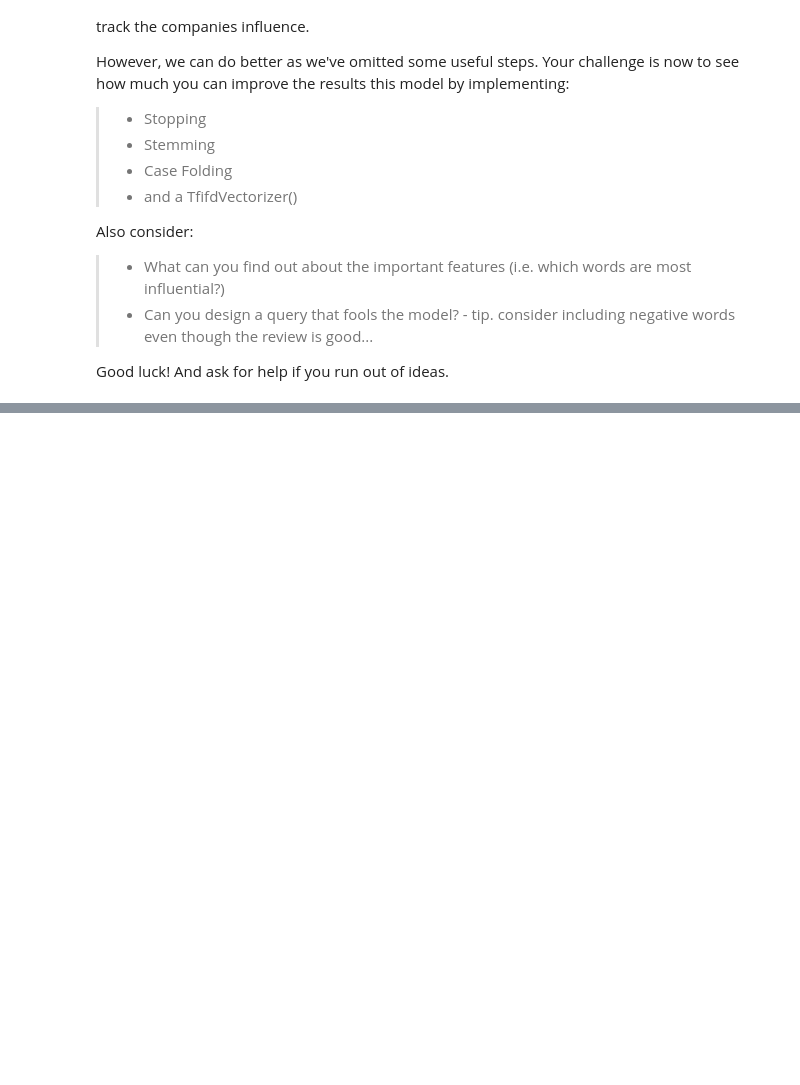
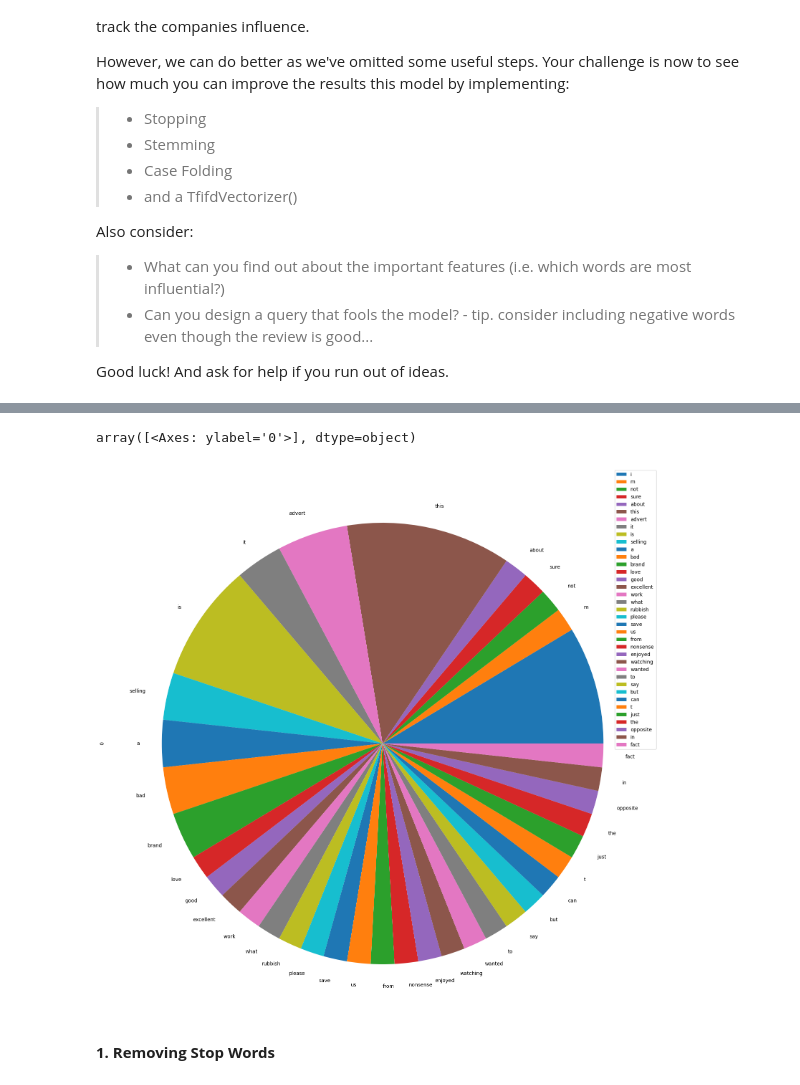
Before and after one commit to Prajaktahz/Uni_Colab_Work, a Jupyter notebook: Week_7_Case_Study_Exercises.ipynb, the cells around one changed output, grey strips where cells are left out. Drawn from its saved outputs; the diff is of its cells as text; code cells hidden in the pictures; blank space fills up the shorter version.

```diff
--- a/Week_7_Case_Study_Exercises.ipynb
+++ b/Week_7_Case_Study_Exercises.ipynb
@@ -252,0 +369,8 @@ Good luck! And ask for help if you run out of ideas.
+# %%
+#-- or you might prefer a pie chart, given we only have a limited number of words...
+df.plot.pie(subplots=True, figsize=(20,20))
+# %% [output]
+array([<Axes: ylabel='0'>], dtype=object)
+[figure, added]
+# %% [markdown]
+**1. Removing Stop Words**
```
Also changed, not shown: parts of 17 cells of this notebook.
